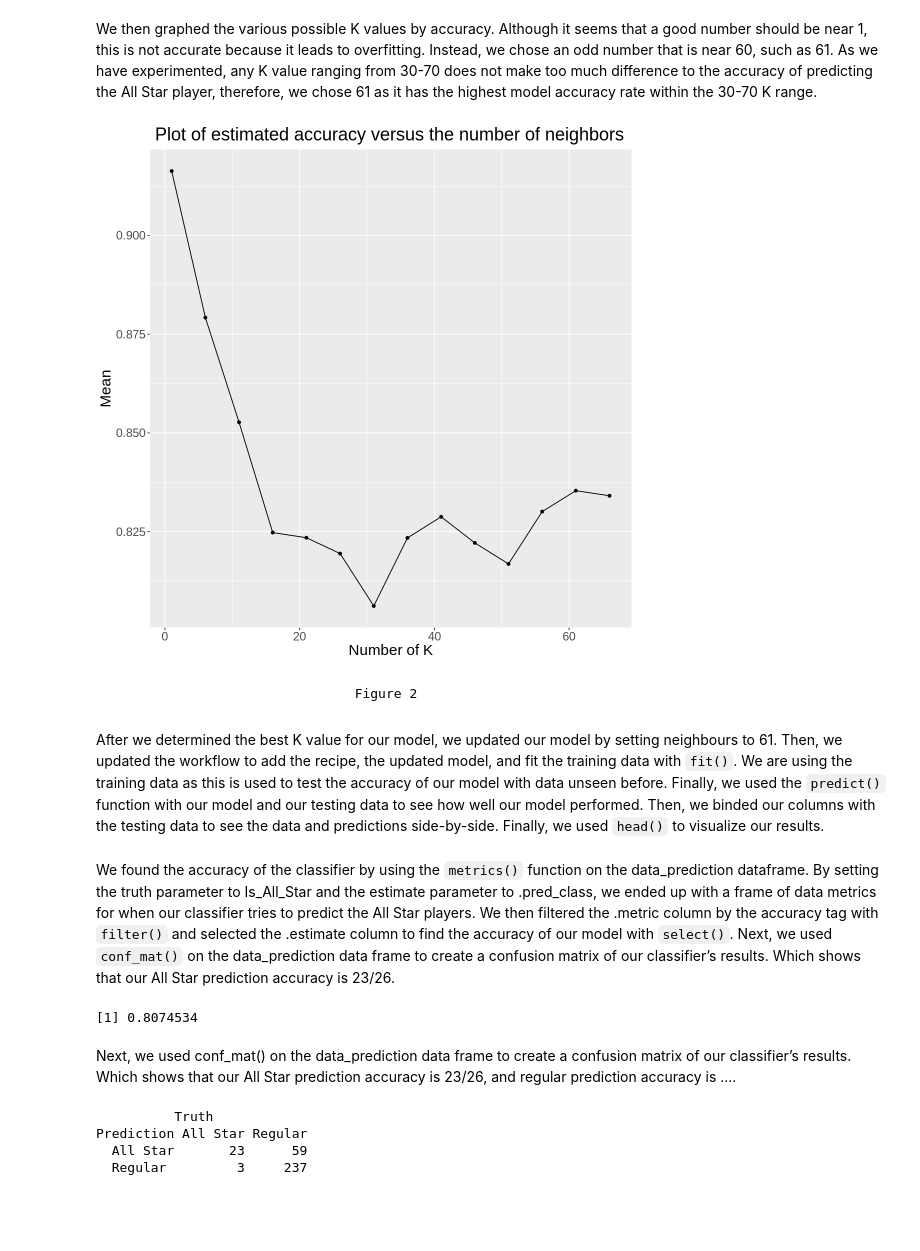
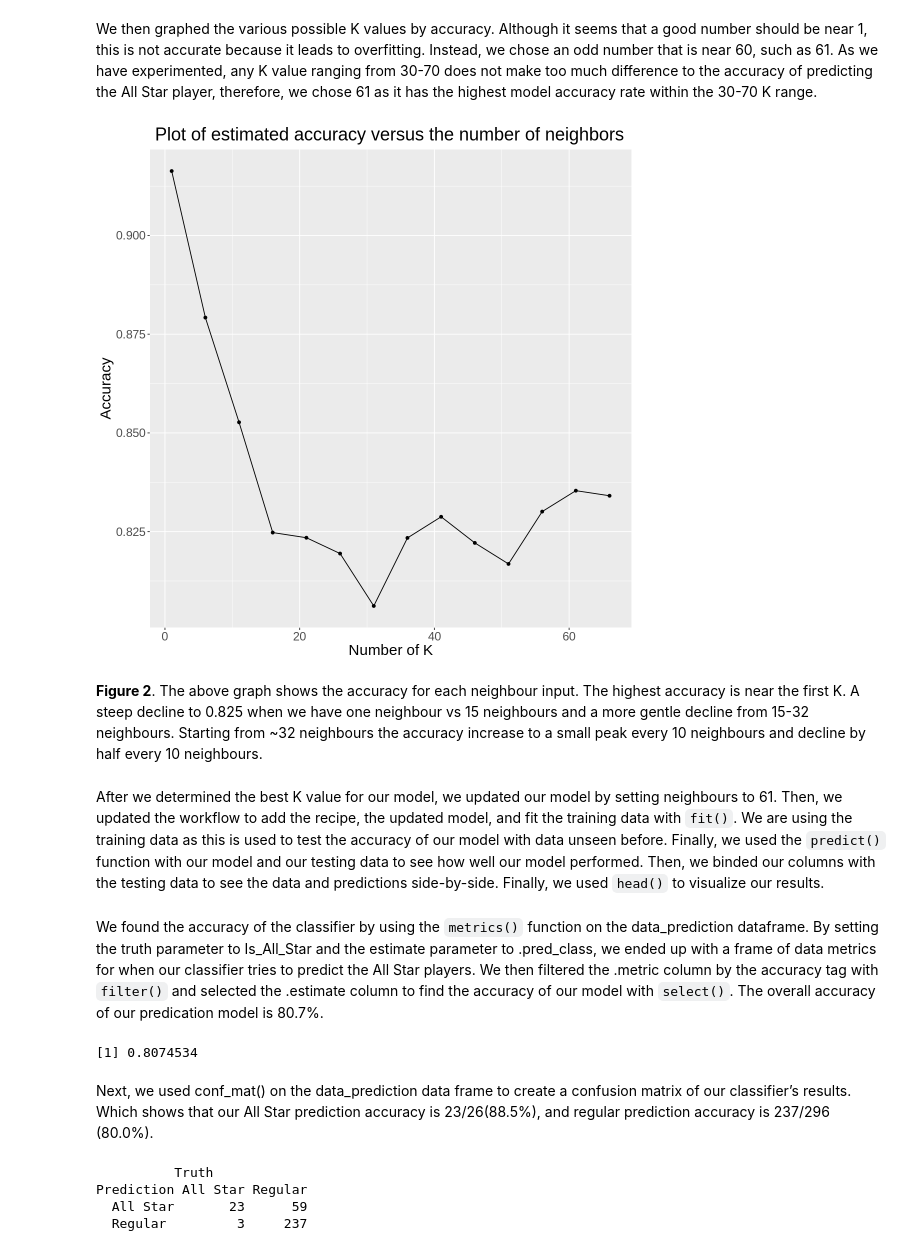
Before and after one commit to RayNguyent/DSCI-100-project, a Jupyter notebook: report.ipynb, the cells around one changed output. Cells and saved outputs as stored; diff of their text form; code cells hidden in the pictures; blank space fills up the shorter version.

```diff
--- a/report.ipynb
+++ b/report.ipynb
@@ -209,15 +244,15 @@ We then graphed the various possible K values by accuracy. Although it seems tha
 # %%
 data_plot <- ggplot(data_fit, aes(x = neighbors, y = mean)) +
     geom_line() +
     geom_point() +
     xlab("Number of K") +
-    ylab("Mean") + theme(text = element_text(size = 18)) + ggtitle(" Plot of estimated accuracy versus the number of neighbors")
+    ylab("Accuracy") + theme(text = element_text(size = 18)) + ggtitle(" Plot of estimated accuracy versus the number of neighbors")
 
 data_plot
 # %% [output]
-[figure, old version]
+[figure, new version]
-# %% [markdown]
-                                   Figure 2
+# %% [markdown]
+**Figure 2**. The above graph shows the accuracy for each neighbour input. The highest accuracy is near the first K. A steep decline to 0.825 when we have one neighbour vs 15 neighbours and a more gentle decline from 15-32 neighbours. Starting from ~32 neighbours the accuracy increase to a small peak every 10 neighbours and decline by half every 10 neighbours.
 # %% [markdown]
 After we determined the best K value for our model, we updated our model by setting neighbours to 61. Then, we updated the workflow to add the recipe, the updated model, and fit the training data with `fit()`. We are using the training data as this is used to test the accuracy of our model with data unseen before. Finally, we used the `predict()` function with our model and our testing data to see how well our model performed. Then, we binded our columns with the testing data to see the data and predictions side-by-side. Finally, we used `head()` to visualize our results.
 # %%
@@ -237,5 +270,5 @@ data_prediction <- predict(data_updated_fit, data_testing) %>%
 # %% [markdown]
-We found the accuracy of the classifier by using the `metrics()` function on the data_prediction dataframe. By setting the truth parameter to Is_All_Star and the estimate parameter to .pred_class, we ended up with a frame of data metrics for when our classifier tries to predict the All Star players. We then filtered the .metric column by the accuracy tag with `filter()` and selected the .estimate column to find the accuracy of our model with `select()`. Next, we used `conf_mat()` on the data_prediction data frame to create a confusion matrix of our classifier’s results. Which shows that our All Star prediction accuracy is 23/26.
+We found the accuracy of the classifier by using the `metrics()` function on the data_prediction dataframe. By setting the truth parameter to Is_All_Star and the estimate parameter to .pred_class, we ended up with a frame of data metrics for when our classifier tries to predict the All Star players. We then filtered the .metric column by the accuracy tag with `filter()` and selected the .estimate column to find the accuracy of our model with `select()`. The overall accuracy of our predication model is 80.7%.
 # %%
 data_metrics <- metrics(data_prediction, truth = Is_All_Star, estimate = .pred_class) %>%
     filter(.metric == "accuracy") %>%
@@ -246,6 +279,6 @@ data_metrics
 # %% [output]
 [1] 0.8074534
 # %% [markdown]
-Next, we used conf_mat() on the data_prediction data frame to create a confusion matrix of our classifier’s results. Which shows that our All Star prediction accuracy is 23/26, and regular prediction accuracy is ....
+Next, we used conf_mat() on the data_prediction data frame to create a confusion matrix of our classifier’s results. Which shows that our All Star prediction accuracy is 23/26(88.5%), and regular prediction accuracy is 237/296 (80.0%).
 # %%
 confusion <- conf_mat(data_prediction, truth = Is_All_Star, estimate = .pred_class)
```
Also changed, not shown: parts of 29 cells of this notebook.
